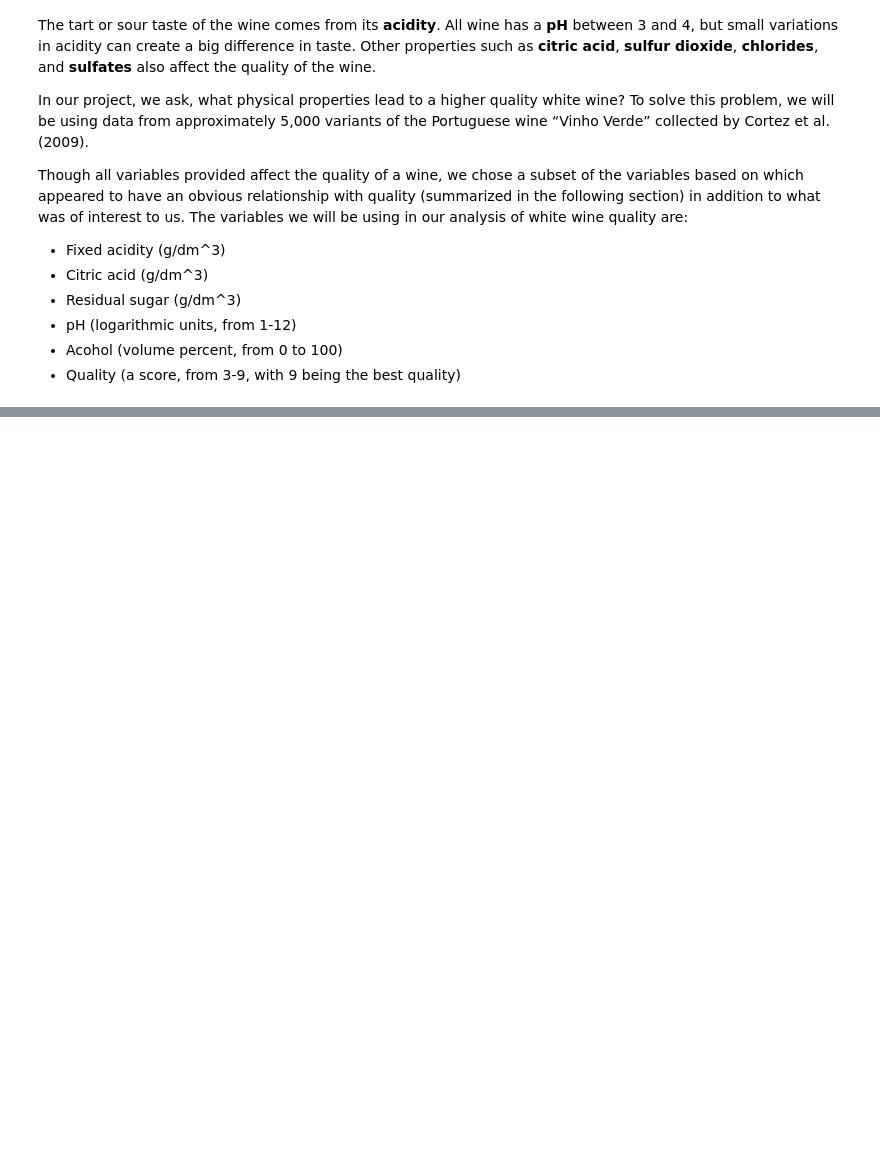
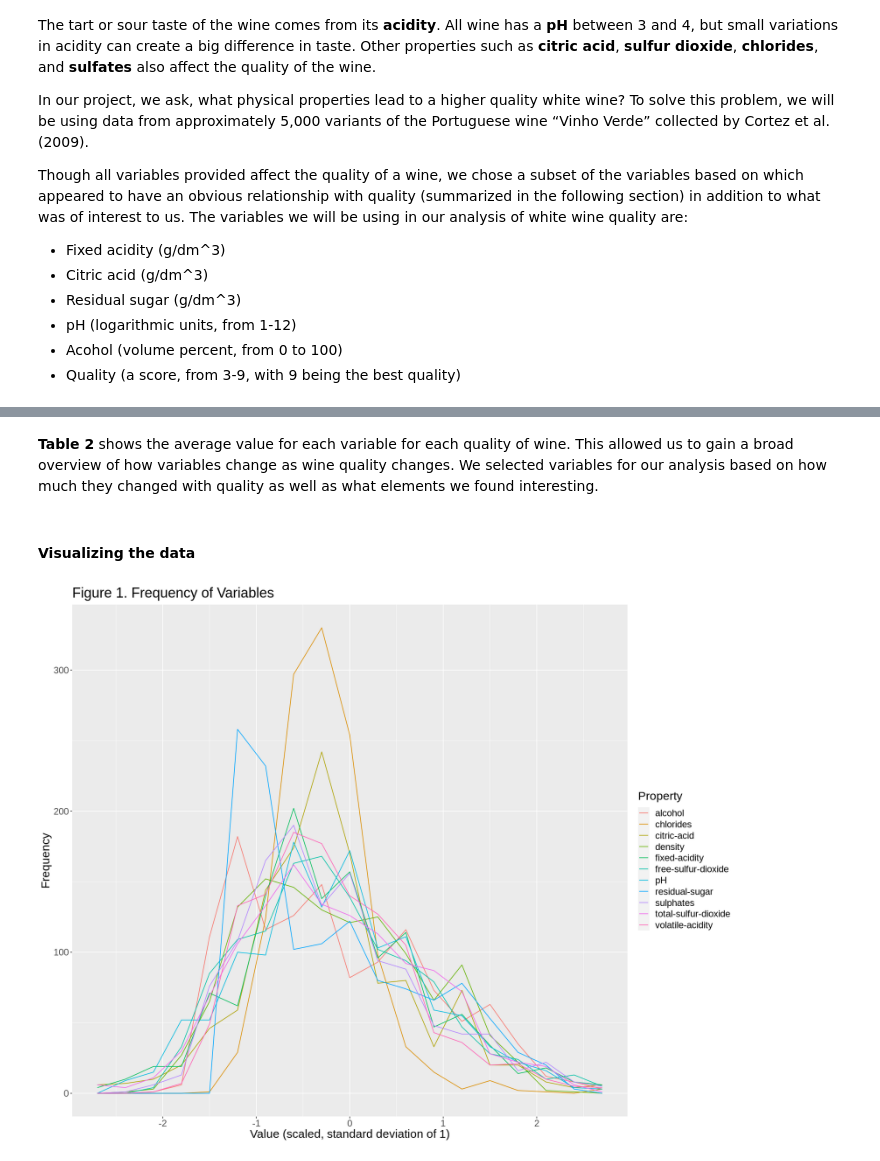
Before and after one commit to rileywheadon/dsci100-project-proposal, a Jupyter notebook: project_final_report.ipynb, the cells around one changed output, grey strips where cells are left out. Drawn from its saved outputs; the diff is of its cells as text; code cells hidden in the pictures; blank space fills up the shorter version.

```diff
--- a/project_final_report.ipynb
+++ b/project_final_report.ipynb
@@ -43,0 +75,3 @@ Though all variables provided affect the quality of a wine, we chose a subset of
+# %%
+data <- "https://archive.ics.uci.edu/ml/machine-learning-databases/wine-quality/winequality-white.csv"
+wine <- read_delim("https://archive.ics.uci.edu/ml/machine-learning-databases/wine-quality/winequality-white.csv", delim = ";")
@@ -43,0 +88,4 @@ Though all variables provided affect the quality of a wine, we chose a subset of
+# %%
+wine <- mutate(wine, quality = as_factor(quality))
+colnames(wine) <- make.names(colnames(wine))
+head(wine)
@@ -43,0 +104,4 @@ Though all variables provided affect the quality of a wine, we chose a subset of
+# %%
+wine_split <- initial_split(wine, prop = 0.75, strata = quality)
+wine_training <- training(wine_split)
+wine_testing <- testing(wine_split)
@@ -43,0 +193,54 @@ Though all variables provided affect the quality of a wine, we chose a subset of
+# %% [markdown]
+**Table 2** shows the average value for each variable for each quality of wine. This allowed us to gain a broad overview of how variables change as wine quality changes. We selected variables for our analysis based on how much they changed with quality as well as what elements we found interesting.
+# %% [markdown]
+#### Visualizing the data
+# %%
+wine_scaled <- select(wine_testing, fixed.acidity:alcohol)
+wine_scaled <- scale(wine_scaled)
+breaks = seq(-3, 3, by=0.3)
+wine_scaled <- as.data.frame(wine_scaled)
+x1 <- table(cut(wine_scaled$fixed.acidity, breaks))
+x2 <- table(cut(wine_scaled$volatile.acidity, breaks))
+x3 <- table(cut(wine_scaled$citric.acid, breaks))
+x4 <- table(cut(wine_scaled$residual.sugar, breaks))
+x5 <- table(cut(wine_scaled$chlorides, breaks))
+x6 <- table(cut(wine_scaled$free.sulfur.dioxide, breaks))
+x7 <- table(cut(wine_scaled$total.sulfur.dioxide, breaks))
+x8 <- table(cut(wine_scaled$density, breaks))
+x9 <- table(cut(wine_scaled$pH, breaks))
+x10 <- table(cut(wine_scaled$sulphates, breaks))
+x11 <- table(cut(wine_scaled$alcohol, breaks))
+
+wine_frequency <- data.frame(rbind(x1, x2, x3, x4, x5, x6, x7, x8, x9, x10, x11))
+wine_frequency <- data.frame(t(wine_frequency[-1]))
+wine_frequency$Value <- c(seq(-2.7, 2.7, by=0.3))
+
+colnames(wine_frequency) <- c(
+    "fixed-acidity",
+    "volatile-acidity",
+    "citric-acid",
+    "residual-sugar",
+    "chlorides",
+    "free-sulfur-dioxide",
+    "total-sulfur-dioxide",
+    "density",
+    "pH",
+    "sulphates",
+    "alcohol",
+    "Value")
+
+wine_frequency <- pivot_longer(wine_frequency,
+    cols = "fixed-acidity":"alcohol",
+    names_to = "Property",
+    values_to = "Frequency")
+
+options(repr.plot.width = 15, repr.plot.height = 12)
+wine_plot <- ggplot(wine_frequency, aes(x = Value, y = Frequency, colour = Property)) +
+    geom_line() +
+    xlab("Value (scaled, standard deviation of 1)") +
+    theme(text = element_text(size = 18)) +
+    ggtitle("Figure 1. Frequency of Variables")
+
+wine_plot
+# %% [output]
+[figure, added]
```
Also changed, not shown: parts of 19 cells of this notebook.
